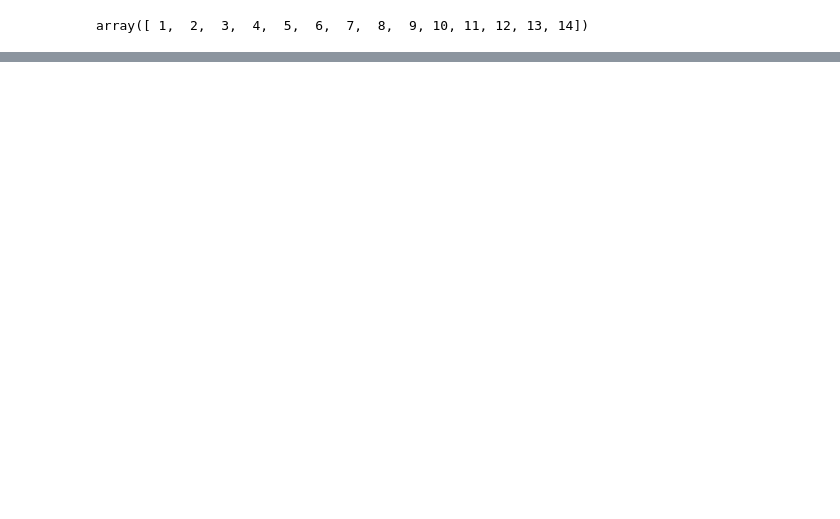
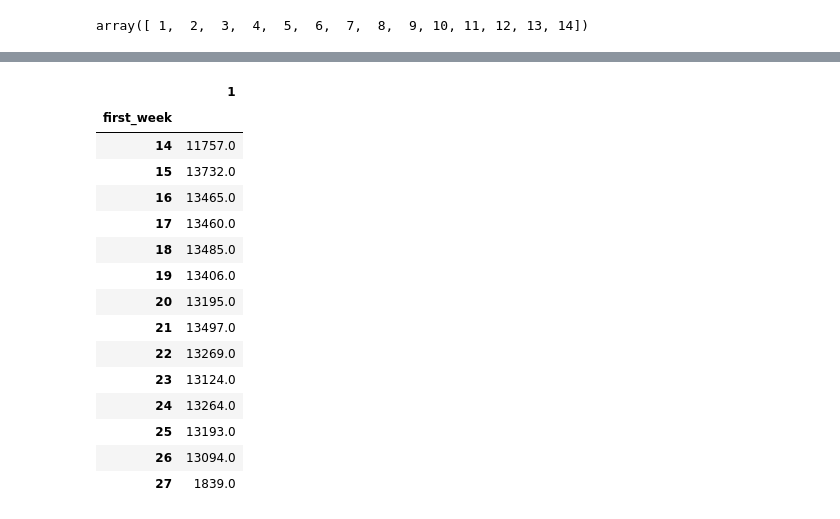
Before and after one commit to enthokz/GCoffee-Shop-Analysis, a Jupyter notebook: Gcoffee_Cohort.ipynb, the cells around one changed output, grey strips where cells are left out. Cells and saved outputs as stored; diff of their text form; code cells hidden in the pictures; blank space fills up the shorter version.

```diff
--- a/Gcoffee_Cohort.ipynb
+++ b/Gcoffee_Cohort.ipynb
@@ -151,0 +175,22 @@ array([ 1,  2,  3,  4,  5,  6,  7,  8,  9, 10, 11, 12, 13, 14])
+# %%
+# Seacrh cohort size
+pivot_size= pivot.iloc[:,0].reset_index()
+pivot_size= pivot_size.set_index('first_week')
+pivot_size
+# %% [output]
+|  | 1 |
+| first_week |  |
+| 14 | 11757.0 |
+| 15 | 13732.0 |
+| 16 | 13465.0 |
+| 17 | 13460.0 |
+| 18 | 13485.0 |
+| 19 | 13406.0 |
+| 20 | 13195.0 |
+| 21 | 13497.0 |
+| 22 | 13269.0 |
+| 23 | 13124.0 |
+| 24 | 13264.0 |
+| 25 | 13193.0 |
+| 26 | 13094.0 |
+| 27 | 1839.0 |
```
Also changed, not shown: parts of 10 cells of this notebook.
